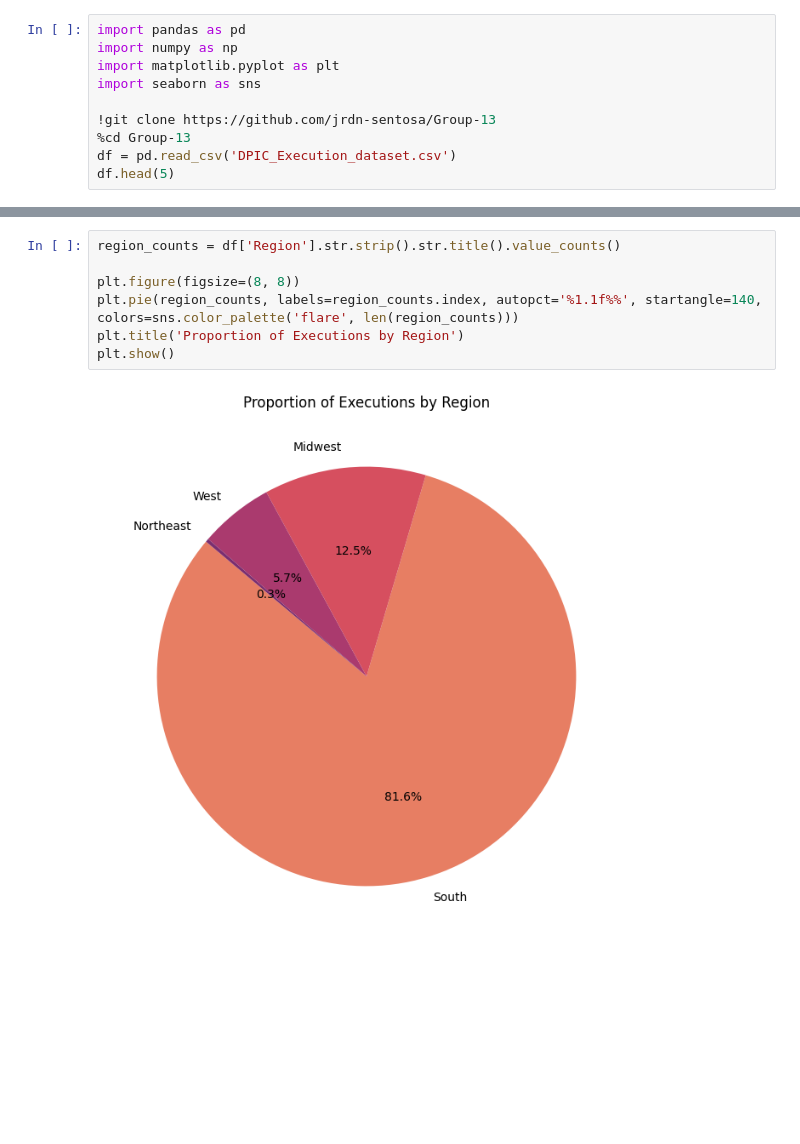
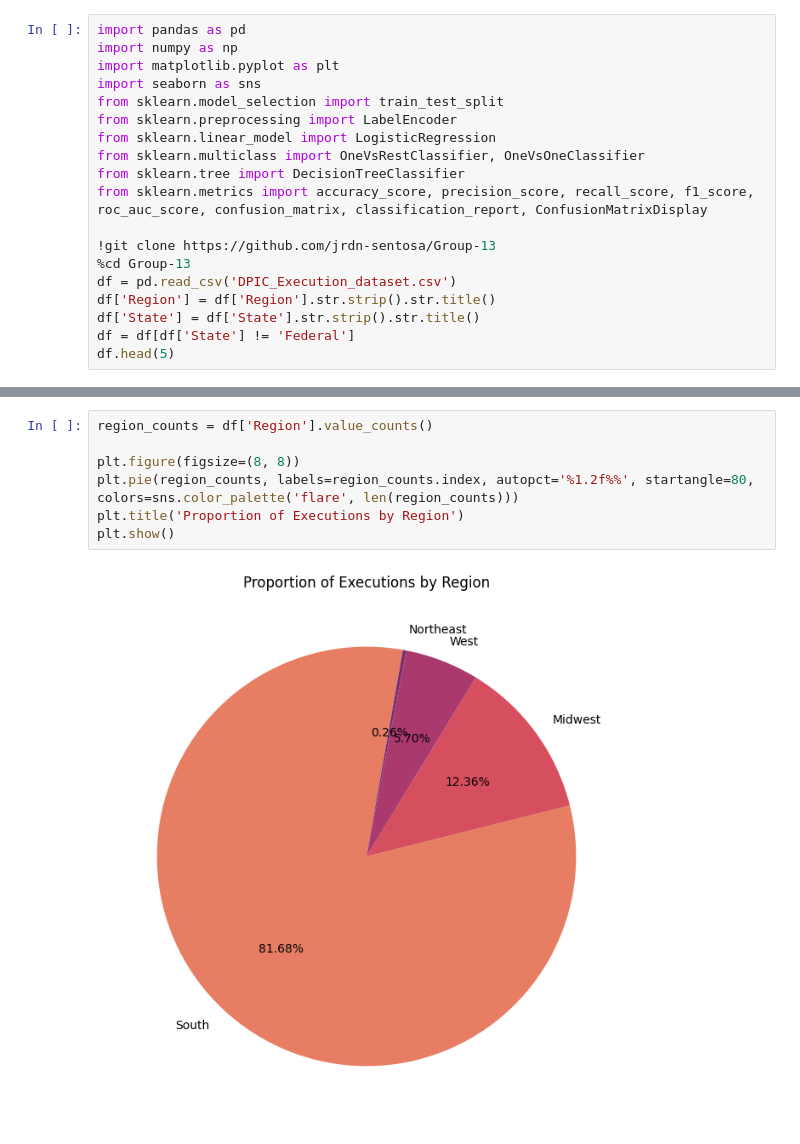
Before and after one commit to jrdn-sentosa/Geographic_Correlations_to_Executions, a Jupyter notebook: Group_13.ipynb, the cells around one changed output, grey strips where cells are left out. Cells and saved outputs as stored; diff of their text form; blank space fills up the shorter version.

```diff
--- a/Group_13.ipynb
+++ b/Group_13.ipynb
@@ -5,10 +5,19 @@ import pandas as pd
 import numpy as np
 import matplotlib.pyplot as plt
 import seaborn as sns
+from sklearn.model_selection import train_test_split
+from sklearn.preprocessing import LabelEncoder
+from sklearn.linear_model import LogisticRegression
+from sklearn.multiclass import OneVsRestClassifier, OneVsOneClassifier
+from sklearn.tree import DecisionTreeClassifier
+from sklearn.metrics import accuracy_score, precision_score, recall_score, f1_score, roc_auc_score, confusion_matrix, classification_report, ConfusionMatrixDisplay
 
 !git clone https://github.com/jrdn-sentosa/Group-13
 %cd Group-13
 df = pd.read_csv('DPIC_Execution_dataset.csv')
+df['Region'] = df['Region'].str.strip().str.title()
+df['State'] = df['State'].str.strip().str.title()
+df = df[df['State'] != 'Federal']
 df.head(5)
 # %% [output]
 Cloning into 'Group-13'...
@@ -85,9 +94,9 @@ plt.show()
 # %%
-region_counts = df['Region'].str.strip().str.title().value_counts()
+region_counts = df['Region'].value_counts()
 
 plt.figure(figsize=(8, 8))
-plt.pie(region_counts, labels=region_counts.index, autopct='%1.1f%%', startangle=140, colors=sns.color_palette('flare', len(region_counts)))
+plt.pie(region_counts, labels=region_counts.index, autopct='%1.2f%%', startangle=80, colors=sns.color_palette('flare', len(region_counts)))
 plt.title('Proportion of Executions by Region')
 plt.show()
 # %% [output]
-[figure, old version]
+[figure, new version]
```
Also changed, not shown: parts of 13 cells of this notebook.
